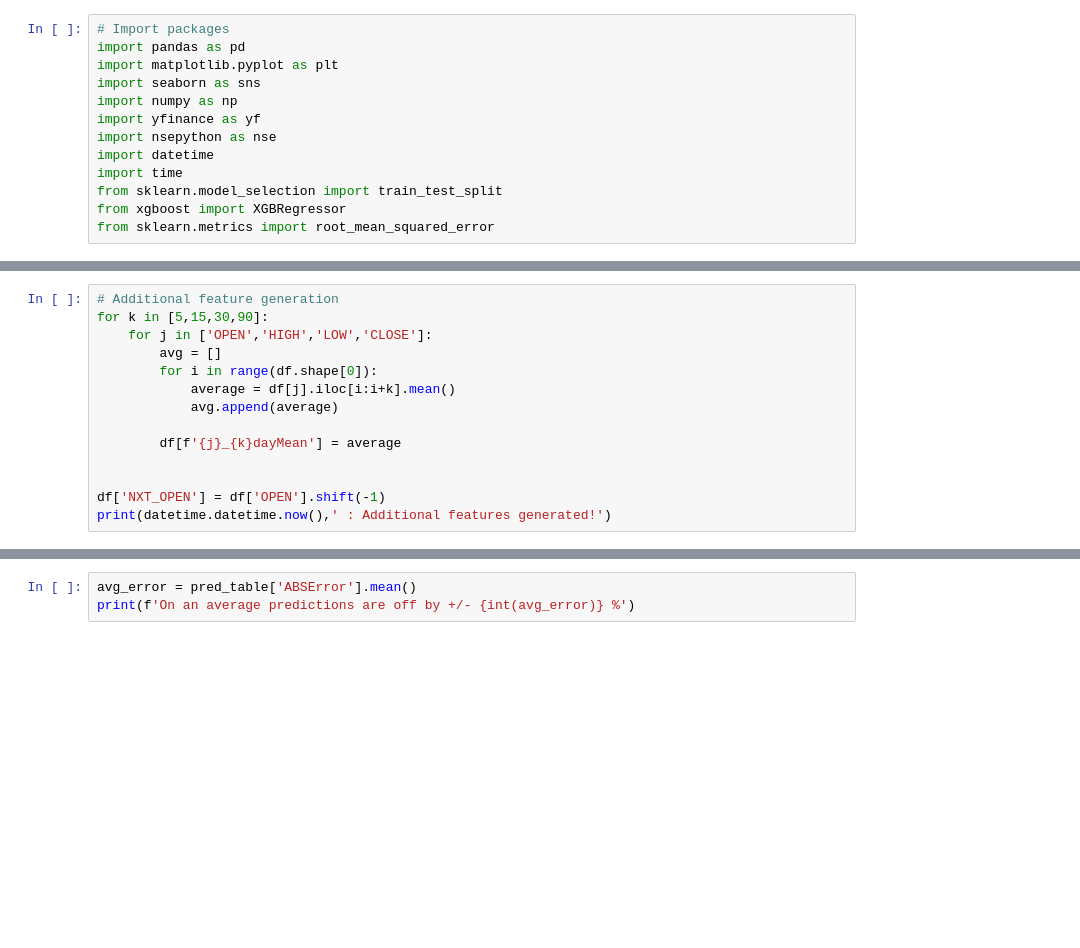
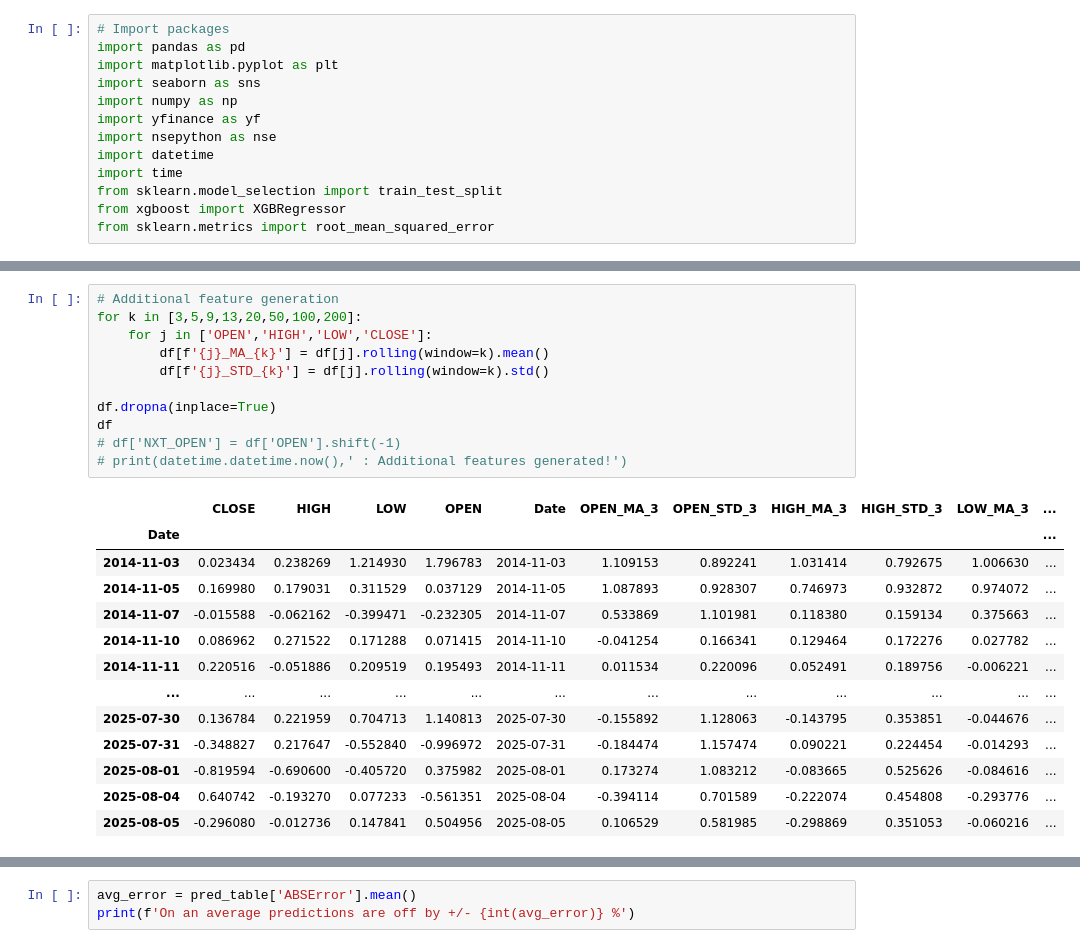
Before and after one commit to hrishi331/market_price_action_V1, a Jupyter notebook: CodeFiles/base_refined.ipynb, the cells around one changed output, grey strips where cells are left out. Drawn from its saved outputs; the diff is of its cells as text; blank space fills up the shorter version.

```diff
--- a/CodeFiles/base_refined.ipynb
+++ b/CodeFiles/base_refined.ipynb
@@ -51,15 +54,25 @@ df
 # %%
 # Additional feature generation
-for k in [5,15,30,90]:
+for k in [3,5,9,13,20,50,100,200]:
     for j in ['OPEN','HIGH','LOW','CLOSE']:
-        avg = []
-        for i in range(df.shape[0]):
-            average = df[j].iloc[i:i+k].mean()
-            avg.append(average)
+        df[f'{j}_MA_{k}'] = df[j].rolling(window=k).mean()
+        df[f'{j}_STD_{k}'] = df[j].rolling(window=k).std()
 
-        df[f'{j}_{k}dayMean'] = average
-
-
-df['NXT_OPEN'] = df['OPEN'].shift(-1)
-print(datetime.datetime.now(),' : Additional features generated!')
+df.dropna(inplace=True)
+df
+# df['NXT_OPEN'] = df['OPEN'].shift(-1)
+# print(datetime.datetime.now(),' : Additional features generated!')
 # %% [output]
+|  | CLOSE | HIGH | LOW | OPEN | Date | OPEN_MA_3 | OPEN_STD_3 | HIGH_MA_3 | HIGH_STD_3 | LOW_MA_3 | ... |
+| Date |  |  |  |  |  |  |  |  |  |  | ... |
+| 2014-11-03 | 0.023434 | 0.238269 | 1.214930 | 1.796783 | 2014-11-03 | 1.109153 | 0.892241 | 1.031414 | 0.792675 | 1.006630 | ... |
+| 2014-11-05 | 0.169980 | 0.179031 | 0.311529 | 0.037129 | 2014-11-05 | 1.087893 | 0.928307 | 0.746973 | 0.932872 | 0.974072 | ... |
+| 2014-11-07 | -0.015588 | -0.062162 | -0.399471 | -0.232305 | 2014-11-07 | 0.533869 | 1.101981 | 0.118380 | 0.159134 | 0.375663 | ... |
+| 2014-11-10 | 0.086962 | 0.271522 | 0.171288 | 0.071415 | 2014-11-10 | -0.041254 | 0.166341 | 0.129464 | 0.172276 | 0.027782 | ... |
+| 2014-11-11 | 0.220516 | -0.051886 | 0.209519 | 0.195493 | 2014-11-11 | 0.011534 | 0.220096 | 0.052491 | 0.189756 | -0.006221 | ... |
+| ... | ... | ... | ... | ... | ... | ... | ... | ... | ... | ... | ... |
+| 2025-07-30 | 0.136784 | 0.221959 | 0.704713 | 1.140813 | 2025-07-30 | -0.155892 | 1.128063 | -0.143795 | 0.353851 | -0.044676 | ... |
+| 2025-07-31 | -0.348827 | 0.217647 | -0.552840 | -0.996972 | 2025-07-31 | -0.184474 | 1.157474 | 0.090221 | 0.224454 | -0.014293 | ... |
+| 2025-08-01 | -0.819594 | -0.690600 | -0.405720 | 0.375982 | 2025-08-01 | 0.173274 | 1.083212 | -0.083665 | 0.525626 | -0.084616 | ... |
+| 2025-08-04 | 0.640742 | -0.193270 | 0.077233 | -0.561351 | 2025-08-04 | -0.394114 | 0.701589 | -0.222074 | 0.454808 | -0.293776 | ... |
+| 2025-08-05 | -0.296080 | -0.012736 | 0.147841 | 0.504956 | 2025-08-05 | 0.106529 | 0.581985 | -0.298869 | 0.351053 | -0.060216 | ... |
```
Also changed, not shown: parts of 17 cells of this notebook.
